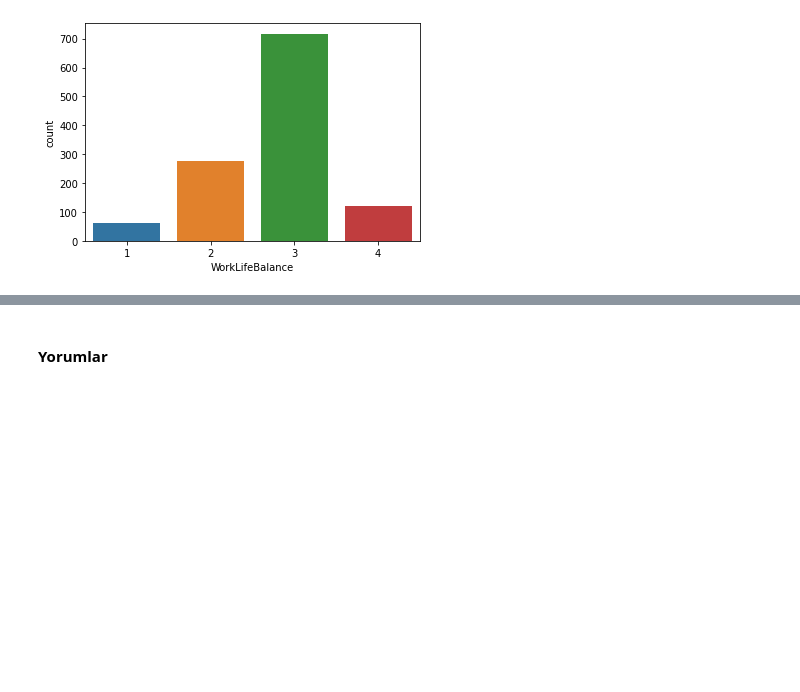
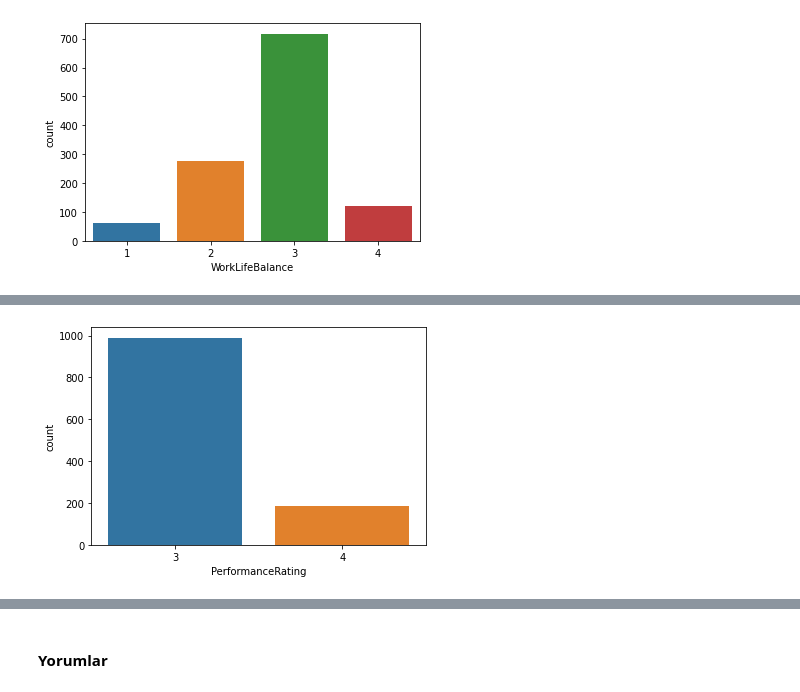
Before and after one commit to dsbootcamp-projects-2022-1/dsbootcamp2022-hr-attrition-prediction-project-vlkan, a Jupyter notebook: Project Template.ipynb, the cells around one changed output, grey strips where cells are left out. Saved outputs shown, nothing was run; the diff lists cells and outputs as text; code cells hidden in the pictures; blank space fills up the shorter version.

```diff
--- a/Project Template.ipynb
+++ b/Project Template.ipynb
@@ -325,0 +350,4 @@ _ = sns.countplot(data=train, x="WorkLifeBalance")
+# %%
+_ = sns.countplot(data=train, x="PerformanceRating")
+# %% [output]
+[figure, added]
```
Also changed, not shown: parts of 3 cells of this notebook.
